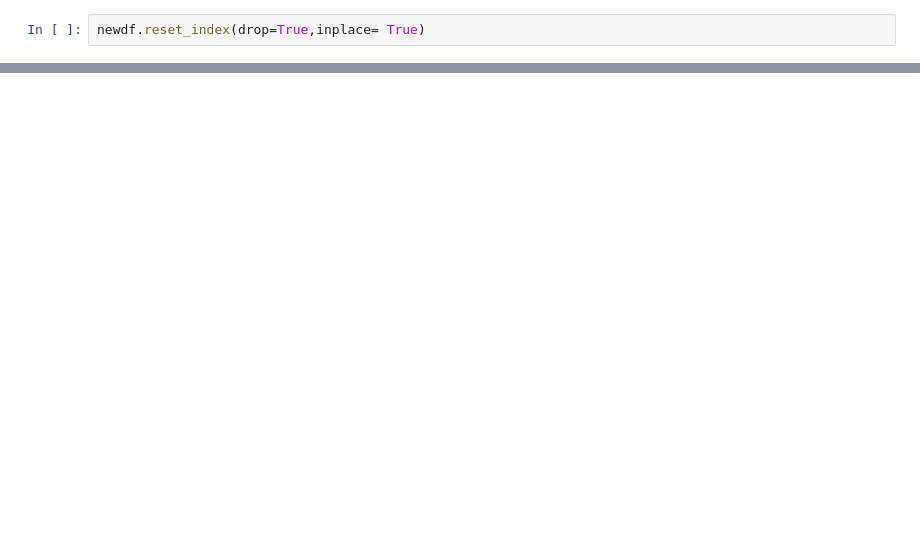
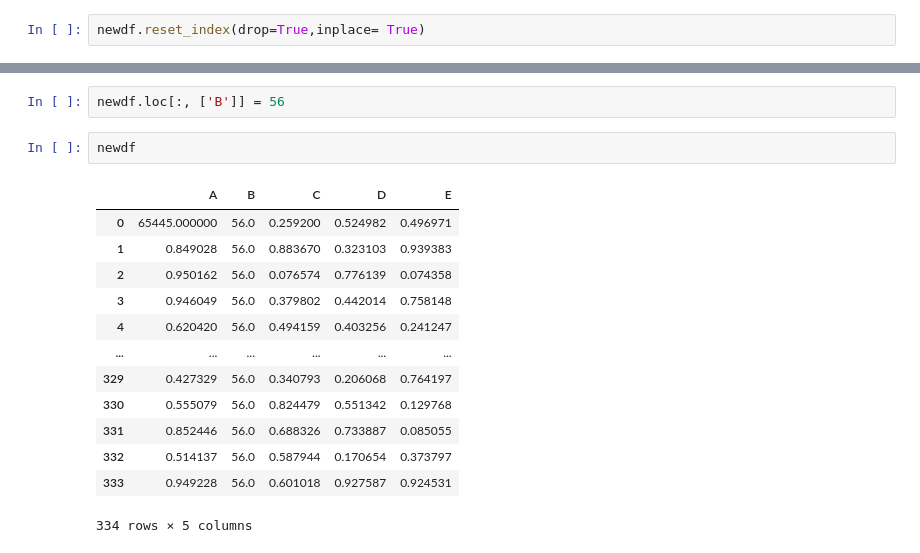
Before and after one commit to Bubu02/Pandas-Tutorial, a Jupyter notebook: Pandas_tutorial.ipynb, the cells around one changed output, grey strips where cells are left out. Saved outputs shown, nothing was run; the diff lists cells and outputs as text; blank space fills up the shorter version.

```diff
--- a/Pandas_tutorial.ipynb
+++ b/Pandas_tutorial.ipynb
@@ -367,0 +368,18 @@ newdf.head()
+# %%
+newdf.loc[:, ['B']] = 56
+# %%
+newdf
+# %% [output]
+|  | A | B | C | D | E |
+| 0 | 65445.000000 | 56.0 | 0.259200 | 0.524982 | 0.496971 |
+| 1 | 0.849028 | 56.0 | 0.883670 | 0.323103 | 0.939383 |
+| 2 | 0.950162 | 56.0 | 0.076574 | 0.776139 | 0.074358 |
+| 3 | 0.946049 | 56.0 | 0.379802 | 0.442014 | 0.758148 |
+| 4 | 0.620420 | 56.0 | 0.494159 | 0.403256 | 0.241247 |
+| ... | ... | ... | ... | ... | ... |
+| 329 | 0.427329 | 56.0 | 0.340793 | 0.206068 | 0.764197 |
+| 330 | 0.555079 | 56.0 | 0.824479 | 0.551342 | 0.129768 |
+| 331 | 0.852446 | 56.0 | 0.688326 | 0.733887 | 0.085055 |
+| 332 | 0.514137 | 56.0 | 0.587944 | 0.170654 | 0.373797 |
+| 333 | 0.949228 | 56.0 | 0.601018 | 0.927587 | 0.924531 |
+334 rows × 5 columns
```
Also changed, not shown: parts of 35 cells of this notebook.
